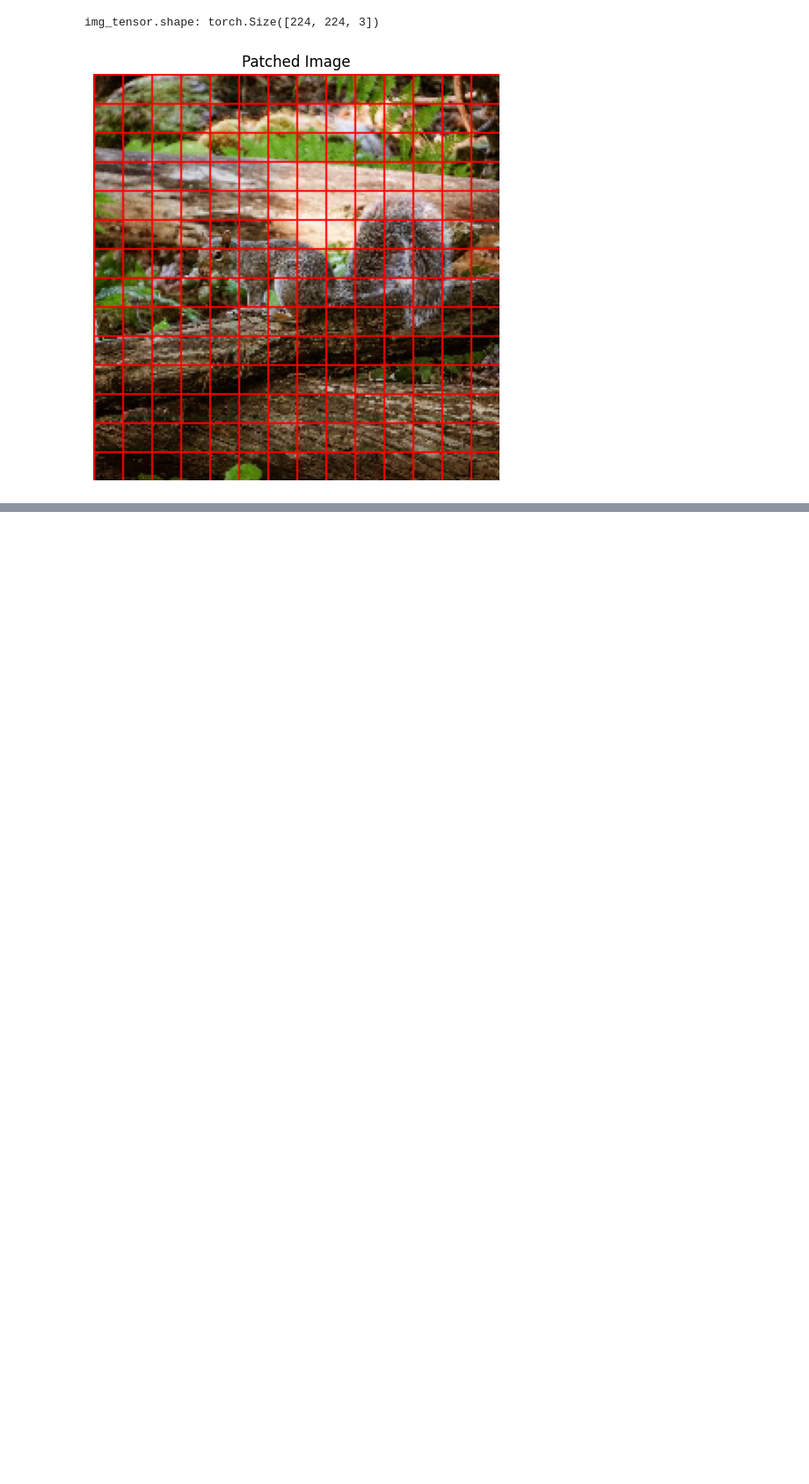
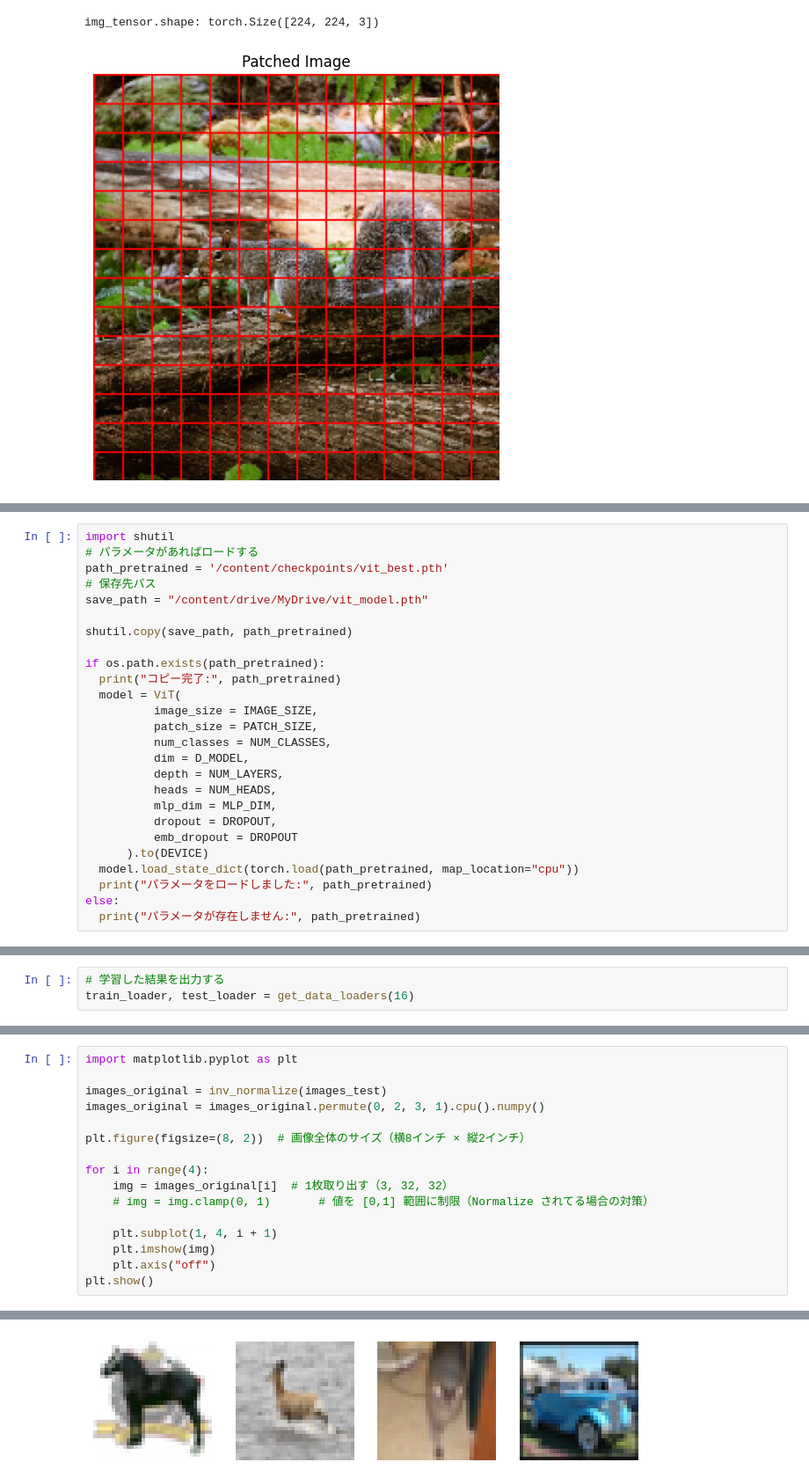
Before and after one commit to Shinichi0713/LLM-fundamental-study, a Jupyter notebook: ViT/ViT_v1.ipynb, the cells around one changed output, grey strips where cells are left out. Shown at 88% size. Cells and saved outputs as stored; diff of their text form; blank space fills up the shorter version.

```diff
--- a/ViT/ViT_v1.ipynb
+++ b/ViT/ViT_v1.ipynb
@@ -133,0 +455,26 @@ img_tensor.shape: torch.Size([224, 224, 3])
+# %%
+import shutil
+# パラメータがあればロードする
+path_pretrained = '/content/checkpoints/vit_best.pth'
+# 保存先パス
+save_path = "/content/drive/MyDrive/vit_model.pth"
+
+shutil.copy(save_path, path_pretrained)
+
+if os.path.exists(path_pretrained):
+  print("コピー完了:", path_pretrained)
+  model = ViT(
+          image_size = IMAGE_SIZE,
+          patch_size = PATCH_SIZE,
+          num_classes = NUM_CLASSES,
+          dim = D_MODEL,
+          depth = NUM_LAYERS,
+          heads = NUM_HEADS,
+          mlp_dim = MLP_DIM,
+          dropout = DROPOUT,
+          emb_dropout = DROPOUT
+      ).to(DEVICE)
+  model.load_state_dict(torch.load(path_pretrained, map_location="cpu"))
+  print("パラメータをロードしました:", path_pretrained)
+else:
+  print("パラメータが存在しません:", path_pretrained)
@@ -133,0 +554,3 @@ img_tensor.shape: torch.Size([224, 224, 3])
+# %%
+# 学習した結果を出力する
+train_loader, test_loader = get_data_loaders(16)
@@ -133,0 +602,17 @@ img_tensor.shape: torch.Size([224, 224, 3])
+# %%
+import matplotlib.pyplot as plt
+
+images_original = inv_normalize(images_test)
+images_original = images_original.permute(0, 2, 3, 1).cpu().numpy()
+
+plt.figure(figsize=(8, 2))  # 画像全体のサイズ（横8インチ × 縦2インチ）
+
+for i in range(4):
+    img = images_original[i]  # 1枚取り出す（3, 32, 32）
+    # img = img.clamp(0, 1)       # 値を [0,1] 範囲に制限（Normalize されてる場合の対策）
+
+    plt.subplot(1, 4, i + 1)
+    plt.imshow(img)
+    plt.axis("off")
+plt.show()
+# %% [output]
@@ -133,0 +621 @@ img_tensor.shape: torch.Size([224, 224, 3])
+[figure, added]
```
Also changed, not shown: parts of 15 cells of this notebook.
